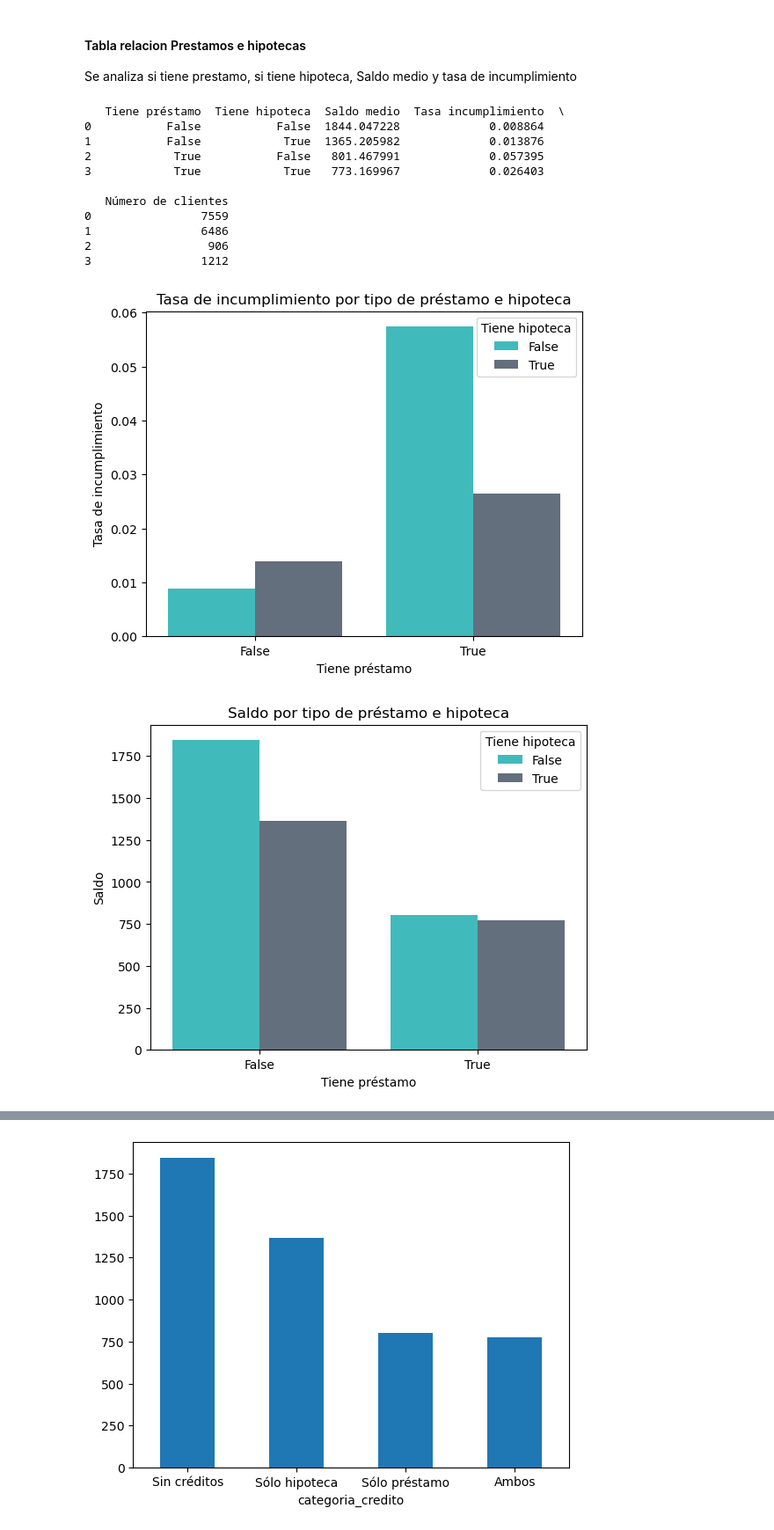
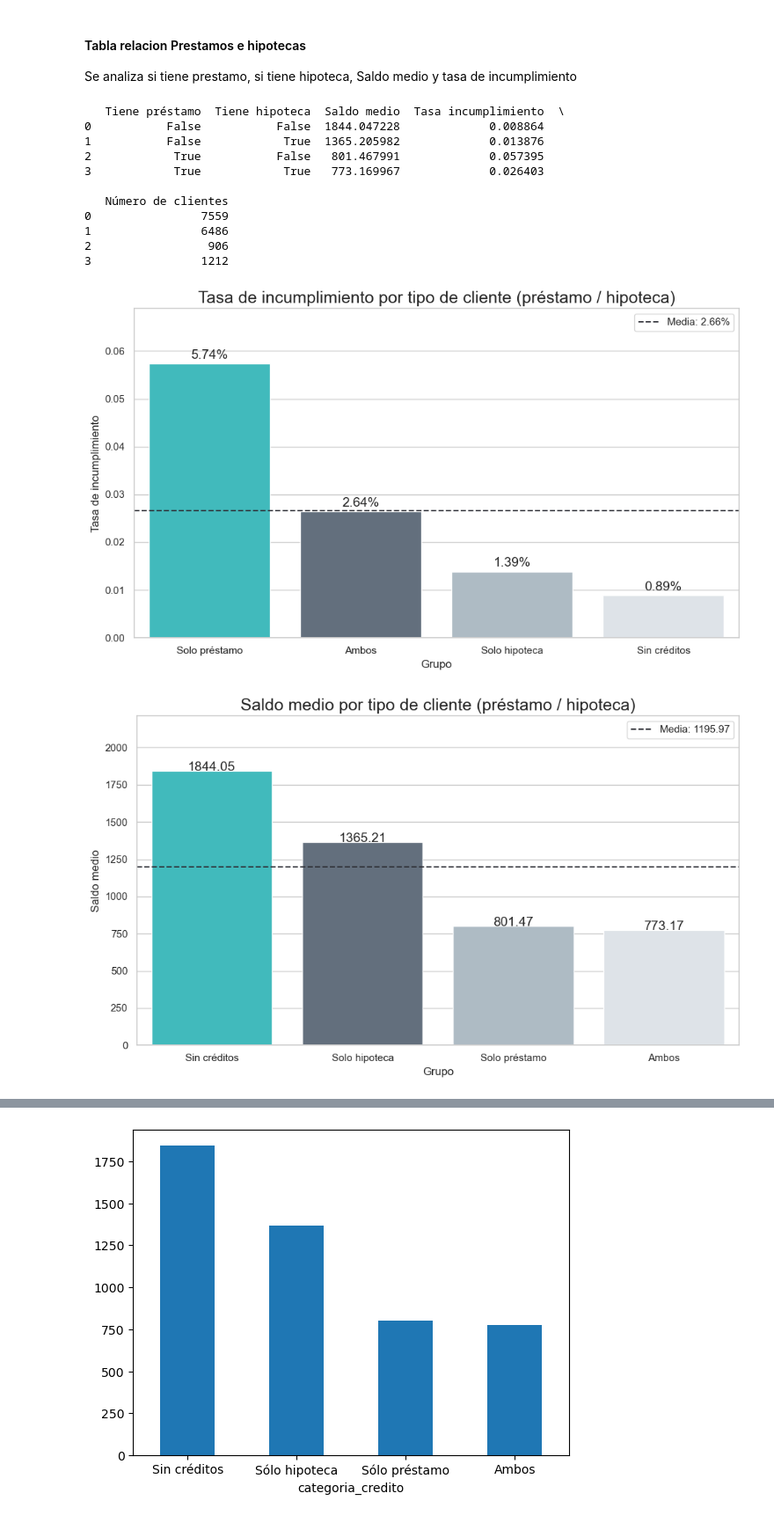
Before and after one commit to MarinaTorba/PersonalDataProrjects, a Jupyter notebook: Equip_9/Scripts/Analisis _Finanzas_250519.ipynb, the cells around one changed output, grey strips where cells are left out. Shown at 88% size. Drawn from its saved outputs; the diff is of its cells as text; code cells hidden in the pictures.

Commit message:
Cambio nombre (odds ratio), barras a barras agrupadas con media, pruebas de graficos alternativos a barras

```diff
--- a/Equip_9/Scripts/Analisis _Finanzas_250519.ipynb
+++ b/Equip_9/Scripts/Analisis _Finanzas_250519.ipynb
@@ -44,43 +44,78 @@ Tabla_agrupada.columns = ['Tiene préstamo', 'Tiene hipoteca', 'Saldo medio', 'T
 print(Tabla_agrupada)
 
 '''Esteos graficos se puede cambiar de orden para mostrarlos de manera inversa
-prestamo como Hue y hipoteca como x'''
+prestamo como Hue y hipoteca como x
 
 sns.barplot(data=Tabla_agrupada, x='Tiene préstamo', y='Tasa incumplimiento', hue='Tiene hipoteca', palette=custom_palette)
 plt.title("Tasa de incumplimiento por tipo de préstamo e hipoteca")
 plt.ylabel("Tasa de incumplimiento")
 plt.show()
 
 sns.barplot(data=Tabla_agrupada, x='Tiene préstamo', y='Saldo medio', hue='Tiene hipoteca', palette=custom_palette)
 plt.title("Saldo por tipo de préstamo e hipoteca")
 plt.ylabel("Saldo")
-plt.show()
+plt.show()'''
 
-# Barras combinadas
+# Barras combinadas tasa de incumplimiento
+df_viz = Tabla_agrupada.copy()
+def clasificar_cliente(row):
+    if row['Tiene préstamo'] and row['Tiene hipoteca']:
+        return "Ambos"
+    elif row['Tiene préstamo'] and not row['Tiene hipoteca']:
+        return "Solo préstamo"
+    elif not row['Tiene préstamo'] and row['Tiene hipoteca']:
+        return "Solo hipoteca"
+    else:
+        return "Sin créditos"
+
+media_tasa = df_viz['Tasa incumplimiento'].mean()
+media_saldo = df_viz['Saldo medio'].mean()
+df_viz['Grupo'] = df_viz.apply(clasificar_cliente, axis=1)
+# Ordenar los grupos
+orden = ["Solo préstamo", "Ambos", "Solo hipoteca", "Sin créditos"]
+df_viz['Grupo'] = pd.Categorical(df_viz['Grupo'], categories=orden, ordered=True)
+df_viz = df_viz.sort_values('Grupo')
+
 plt.figure(figsize=(10,6))
 sns.barplot(x='Grupo', y='Tasa incumplimiento', data=df_viz, palette= custom_palette)
 
-plt.title('Tasa de incumplimiento por tipo de cliente (préstamo / hipoteca)', fontsize=14)
+plt.title('Tasa de incumplimiento por tipo de cliente (préstamo / hipoteca)', fontsize=18)
 plt.ylabel('Tasa de incumplimiento')
-plt.xlabel('Combinación de préstamo e hipoteca')
 plt.ylim(0, df_viz['Tasa incumplimiento'].max()*1.2)
 
-for i, row in df_viz.iterrows():
-    plt.text(i, row['Tasa incumplimiento'] + 0.001, f"{row['Tasa incumplimiento']:.2%}", ha='center', fontsize=10)
-
+for idx, (_, row) in enumerate(df_viz.iterrows()):
+    plt.text(idx, row['Tasa incumplimiento'] + 0.001, f"{row['Tasa incumplimiento']:.2%}", ha='center', fontsize=14)
+plt.axhline(media_tasa, color="#2E2F36", linestyle='--', linewidth=1.5, label=f'Media: {media_tasa:.2%}')
+plt.legend()
 plt.tight_layout()
 plt.show()
+
+#barras combinadas saldo medio
+orden2 = [ "Sin créditos", "Solo hipoteca","Solo préstamo", "Ambos"]
+df_viz['Grupo'] = pd.Categorical(df_viz['Grupo'], categories=orden2, ordered=True)
+df_viz = df_viz.sort_values('Grupo')
+plt.figure(figsize=(10,6))
+sns.barplot(x='Grupo', y='Saldo medio', data=df_viz, palette= custom_palette)
+plt.title('Saldo medio por tipo de cliente (préstamo / hipoteca)', fontsize=18)
+plt.ylabel('Saldo medio')
+plt.ylim(0, df_viz['Saldo medio'].max()*1.2)
+for idx, (_, row) in enumerate(df_viz.iterrows()):
+    plt.text(idx, row['Saldo medio'] + 0.001, f"{row['Saldo medio']:.2f}", ha='center', fontsize=14)
+plt.axhline(media_saldo, color="#2E2F36", linestyle='--', linewidth=1.5, label=f'Media: {media_saldo:.2f}')
+plt.legend()
+plt.tight_layout()
+plt.show()
 # %% [output]
    Tiene préstamo  Tiene hipoteca  Saldo medio  Tasa incumplimiento  \
 0           False           False  1844.047228             0.008864
 1           False            True  1365.205982             0.013876
 2            True           False   801.467991             0.057395
 3            True            True   773.169967             0.026403
 
    Número de clientes
 0                7559
 1                6486
 2                 906
 3                1212
-[figure, old version]
+[figure, new version]
-[figure, old version]
+[figure, new version]
```
Also changed, not shown: parts of 6 cells of this notebook.
